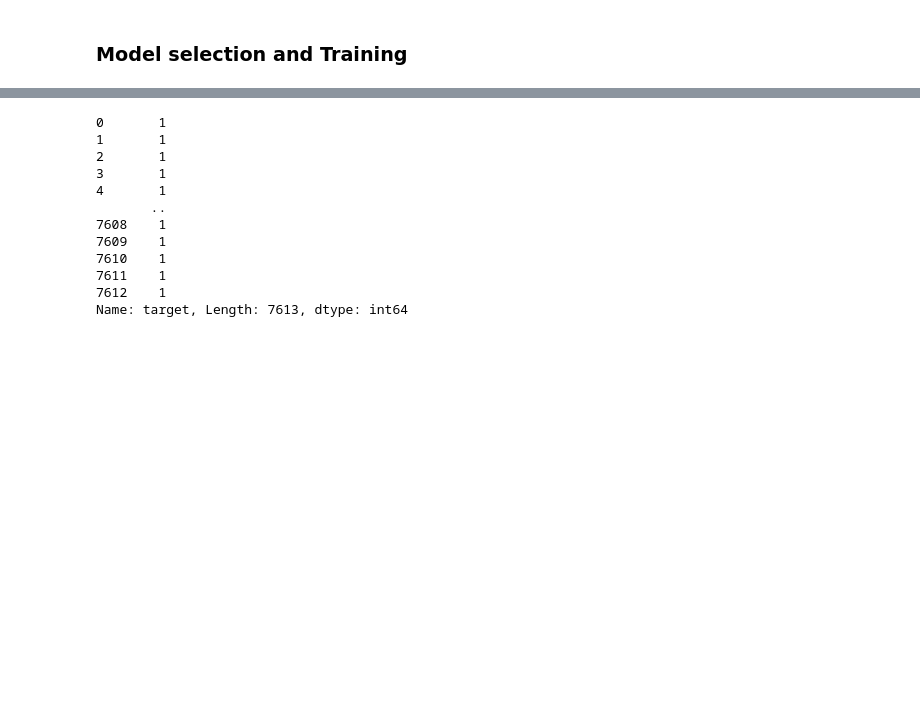
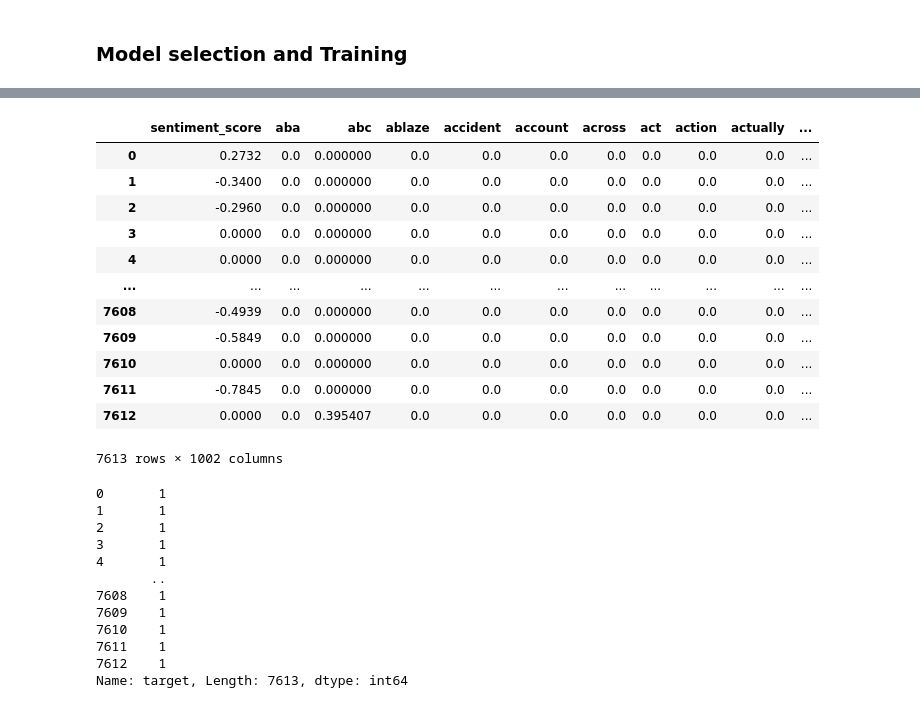
Before and after one commit to gauravkdwivedi/Next-Hike-Project-7, a Jupyter notebook: EDA.ipynb, the cells around one changed output, grey strips where cells are left out. Drawn from its saved outputs; the diff is of its cells as text; code cells hidden in the pictures; blank space fills up the shorter version.

```diff
--- a/EDA.ipynb
+++ b/EDA.ipynb
@@ -377,0 +357,4 @@ X
+# %%
+# Reset the index of the DataFrame
+X = X.reset_index(drop=True)
+X.head()
@@ -457,3 +432,21 @@ X
+# %%
+# Drop the first 6 columns ['id', 'keyword', 'location', 'text', 'cleaned_text', 'tokens']
+X = X.iloc[:, 6:]
+X
+# %% [output]
+|  | sentiment_score | aba | abc | ablaze | accident | account | across | act | action | actually | ... |
+| 0 | 0.2732 | 0.0 | 0.000000 | 0.0 | 0.0 | 0.0 | 0.0 | 0.0 | 0.0 | 0.0 | ... |
+| 1 | -0.3400 | 0.0 | 0.000000 | 0.0 | 0.0 | 0.0 | 0.0 | 0.0 | 0.0 | 0.0 | ... |
+| 2 | -0.2960 | 0.0 | 0.000000 | 0.0 | 0.0 | 0.0 | 0.0 | 0.0 | 0.0 | 0.0 | ... |
+| 3 | 0.0000 | 0.0 | 0.000000 | 0.0 | 0.0 | 0.0 | 0.0 | 0.0 | 0.0 | 0.0 | ... |
+| 4 | 0.0000 | 0.0 | 0.000000 | 0.0 | 0.0 | 0.0 | 0.0 | 0.0 | 0.0 | 0.0 | ... |
+| ... | ... | ... | ... | ... | ... | ... | ... | ... | ... | ... | ... |
+| 7608 | -0.4939 | 0.0 | 0.000000 | 0.0 | 0.0 | 0.0 | 0.0 | 0.0 | 0.0 | 0.0 | ... |
+| 7609 | -0.5849 | 0.0 | 0.000000 | 0.0 | 0.0 | 0.0 | 0.0 | 0.0 | 0.0 | 0.0 | ... |
+| 7610 | 0.0000 | 0.0 | 0.000000 | 0.0 | 0.0 | 0.0 | 0.0 | 0.0 | 0.0 | 0.0 | ... |
+| 7611 | -0.7845 | 0.0 | 0.000000 | 0.0 | 0.0 | 0.0 | 0.0 | 0.0 | 0.0 | 0.0 | ... |
+| 7612 | 0.0000 | 0.0 | 0.395407 | 0.0 | 0.0 | 0.0 | 0.0 | 0.0 | 0.0 | 0.0 | ... |
+7613 rows × 1002 columns
 # %%
 y
 # %% [output]
```
Also changed, not shown: parts of 26 cells of this notebook, 5 other files.
